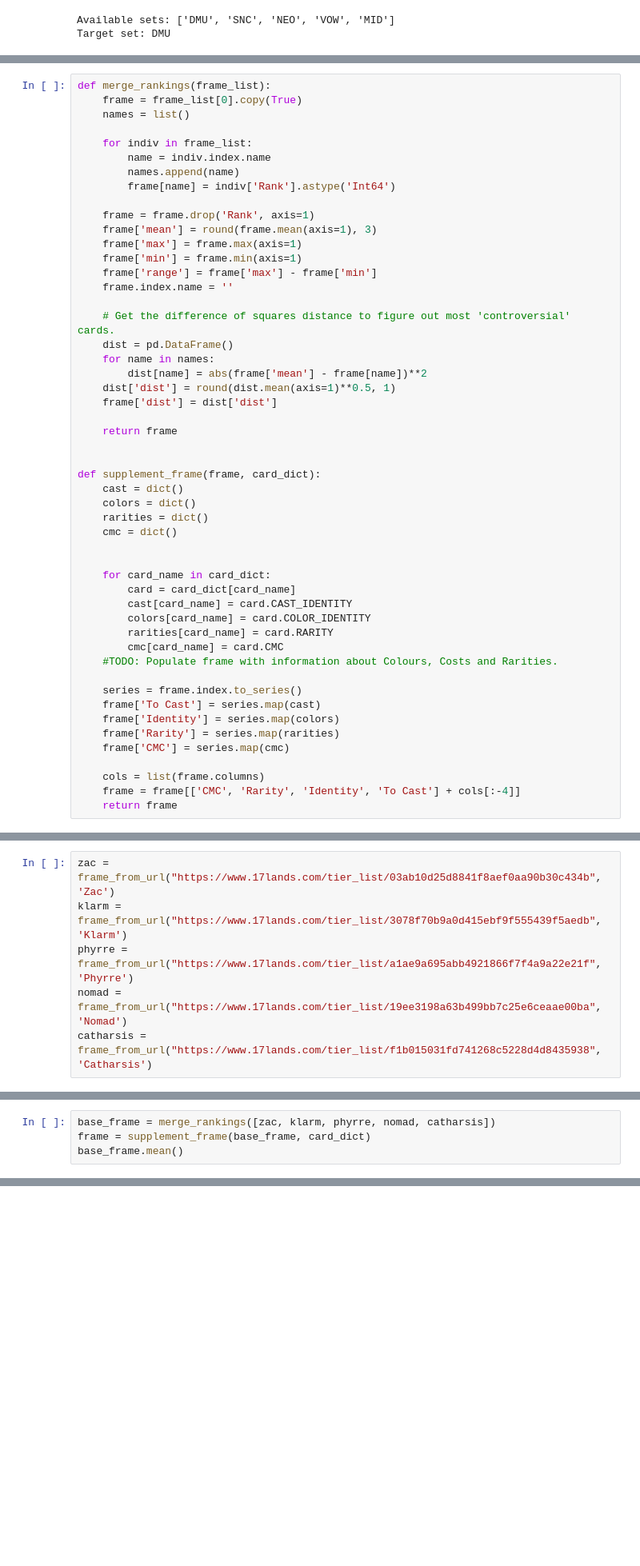
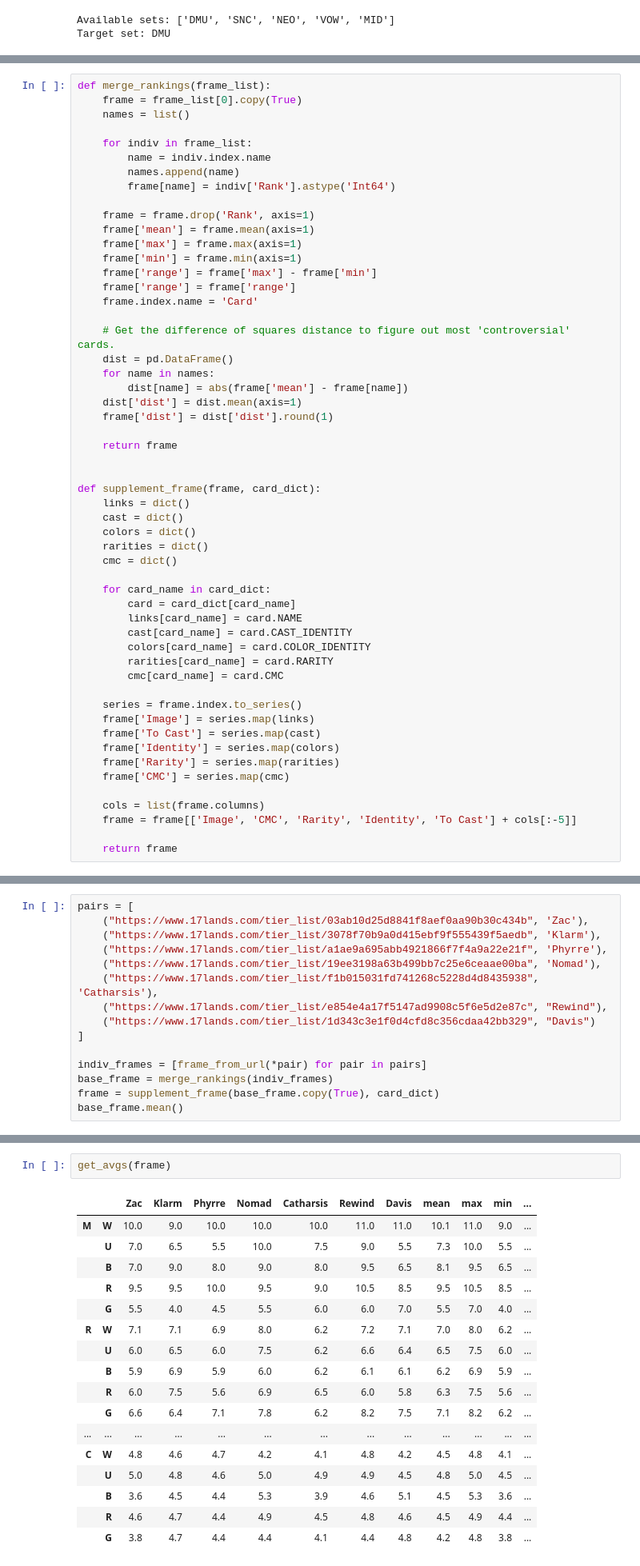
Before and after one commit to ZacharyMN709/DraftMetaReporter, a Jupyter notebook: TierList Aggregator.ipynb, the cells around one changed output, grey strips where cells are left out. Shown at 80% size. Cells and saved outputs as stored; diff of their text form; blank space fills up the shorter version.

Commit message:
Additional analysis code, and contributed Tier Lists.

```diff
--- a/TierList Aggregator.ipynb
+++ b/TierList Aggregator.ipynb
@@ -154,45 +156,48 @@ def merge_rankings(frame_list):
         frame[name] = indiv['Rank'].astype('Int64')
 
     frame = frame.drop('Rank', axis=1)
-    frame['mean'] = round(frame.mean(axis=1), 3)
+    frame['mean'] = frame.mean(axis=1)
     frame['max'] = frame.max(axis=1)
     frame['min'] = frame.min(axis=1)
     frame['range'] = frame['max'] - frame['min']
-    frame.index.name = ''
+    frame['range'] = frame['range']
+    frame.index.name = 'Card'
 
     # Get the difference of squares distance to figure out most 'controversial' cards.
     dist = pd.DataFrame()
     for name in names:
-        dist[name] = abs(frame['mean'] - frame[name])**2
-    dist['dist'] = round(dist.mean(axis=1)**0.5, 1)
-    frame['dist'] = dist['dist']
+        dist[name] = abs(frame['mean'] - frame[name])
+    dist['dist'] = dist.mean(axis=1)
+    frame['dist'] = dist['dist'].round(1)
 
     return frame
 
 
 def supplement_frame(frame, card_dict):
+    links = dict()
     cast = dict()
     colors = dict()
     rarities = dict()
     cmc = dict()
 
-
     for card_name in card_dict:
         card = card_dict[card_name]
+        links[card_name] = card.NAME
         cast[card_name] = card.CAST_IDENTITY
         colors[card_name] = card.COLOR_IDENTITY
         rarities[card_name] = card.RARITY
         cmc[card_name] = card.CMC
-    #TODO: Populate frame with information about Colours, Costs and Rarities.
 
     series = frame.index.to_series()
+    frame['Image'] = series.map(links)
     frame['To Cast'] = series.map(cast)
     frame['Identity'] = series.map(colors)
     frame['Rarity'] = series.map(rarities)
     frame['CMC'] = series.map(cmc)
 
     cols = list(frame.columns)
-    frame = frame[['CMC', 'Rarity', 'Identity', 'To Cast'] + cols[:-4]]
+    frame = frame[['Image', 'CMC', 'Rarity', 'Identity', 'To Cast'] + cols[:-5]]
+
     return frame
 # %%
 from enum import Flag, auto
@@ -347,6 +389,15 @@ def calc_avg_rank(data):
 # %%
-zac = frame_from_url("https://www.17lands.com/tier_list/03ab10d25d8841f8aef0aa90b30c434b", 'Zac')
-klarm = frame_from_url("https://www.17lands.com/tier_list/3078f70b9a0d415ebf9f555439f5aedb", 'Klarm')
-phyrre = frame_from_url("https://www.17lands.com/tier_list/a1ae9a695abb4921866f7f4a9a22e21f", 'Phyrre')
-nomad = frame_from_url("https://www.17lands.com/tier_list/19ee3198a63b499bb7c25e6ceaae00ba", 'Nomad')
-catharsis = frame_from_url("https://www.17lands.com/tier_list/f1b015031fd741268c5228d4d8435938", 'Catharsis')
+pairs = [
+    ("https://www.17lands.com/tier_list/03ab10d25d8841f8aef0aa90b30c434b", 'Zac'),
+    ("https://www.17lands.com/tier_list/3078f70b9a0d415ebf9f555439f5aedb", 'Klarm'),
+    ("https://www.17lands.com/tier_list/a1ae9a695abb4921866f7f4a9a22e21f", 'Phyrre'),
+    ("https://www.17lands.com/tier_list/19ee3198a63b499bb7c25e6ceaae00ba", 'Nomad'),
+    ("https://www.17lands.com/tier_list/f1b015031fd741268c5228d4d8435938", 'Catharsis'),
+    ("https://www.17lands.com/tier_list/e854e4a17f5147ad9908c5f6e5d2e87c", "Rewind"),
+    ("https://www.17lands.com/tier_list/1d343c3e1f0d4cfd8c356cdaa42bb329", "Davis")
+]
+
+indiv_frames = [frame_from_url(*pair) for pair in pairs]
+base_frame = merge_rankings(indiv_frames)
+frame = supplement_frame(base_frame.copy(True), card_dict)
+base_frame.mean()
@@ -353,4 +417,0 @@ catharsis = frame_from_url("https://www.17lands.com/tier_list/f1b015031fd741268c
-# %%
-base_frame = merge_rankings([zac, klarm, phyrre, nomad, catharsis])
-frame = supplement_frame(base_frame, card_dict)
-base_frame.mean()
@@ -453,0 +468,20 @@ display_frame(frame, order='dist', filters=[rarity_filter('M')])
+# %%
+get_avgs(frame)
+# %% [output]
+|  |  | Zac | Klarm | Phyrre | Nomad | Catharsis | Rewind | Davis | mean | max | min | ... |
+| M | W | 10.0 | 9.0 | 10.0 | 10.0 | 10.0 | 11.0 | 11.0 | 10.1 | 11.0 | 9.0 | ... |
+|  | U | 7.0 | 6.5 | 5.5 | 10.0 | 7.5 | 9.0 | 5.5 | 7.3 | 10.0 | 5.5 | ... |
+|  | B | 7.0 | 9.0 | 8.0 | 9.0 | 8.0 | 9.5 | 6.5 | 8.1 | 9.5 | 6.5 | ... |
+|  | R | 9.5 | 9.5 | 10.0 | 9.5 | 9.0 | 10.5 | 8.5 | 9.5 | 10.5 | 8.5 | ... |
+|  | G | 5.5 | 4.0 | 4.5 | 5.5 | 6.0 | 6.0 | 7.0 | 5.5 | 7.0 | 4.0 | ... |
+| R | W | 7.1 | 7.1 | 6.9 | 8.0 | 6.2 | 7.2 | 7.1 | 7.0 | 8.0 | 6.2 | ... |
+|  | U | 6.0 | 6.5 | 6.0 | 7.5 | 6.2 | 6.6 | 6.4 | 6.5 | 7.5 | 6.0 | ... |
+|  | B | 5.9 | 6.9 | 5.9 | 6.0 | 6.2 | 6.1 | 6.1 | 6.2 | 6.9 | 5.9 | ... |
+|  | R | 6.0 | 7.5 | 5.6 | 6.9 | 6.5 | 6.0 | 5.8 | 6.3 | 7.5 | 5.6 | ... |
+|  | G | 6.6 | 6.4 | 7.1 | 7.8 | 6.2 | 8.2 | 7.5 | 7.1 | 8.2 | 6.2 | ... |
+| ... | ... | ... | ... | ... | ... | ... | ... | ... | ... | ... | ... | ... |
+| C | W | 4.8 | 4.6 | 4.7 | 4.2 | 4.1 | 4.8 | 4.2 | 4.5 | 4.8 | 4.1 | ... |
+|  | U | 5.0 | 4.8 | 4.6 | 5.0 | 4.9 | 4.9 | 4.5 | 4.8 | 5.0 | 4.5 | ... |
+|  | B | 3.6 | 4.5 | 4.4 | 5.3 | 3.9 | 4.6 | 5.1 | 4.5 | 5.3 | 3.6 | ... |
+|  | R | 4.6 | 4.7 | 4.4 | 4.9 | 4.5 | 4.8 | 4.6 | 4.5 | 4.9 | 4.4 | ... |
+|  | G | 3.8 | 4.7 | 4.4 | 4.4 | 4.1 | 4.4 | 4.8 | 4.2 | 4.8 | 3.8 | ... |
```
Also changed, not shown: parts of 33 cells of this notebook.
